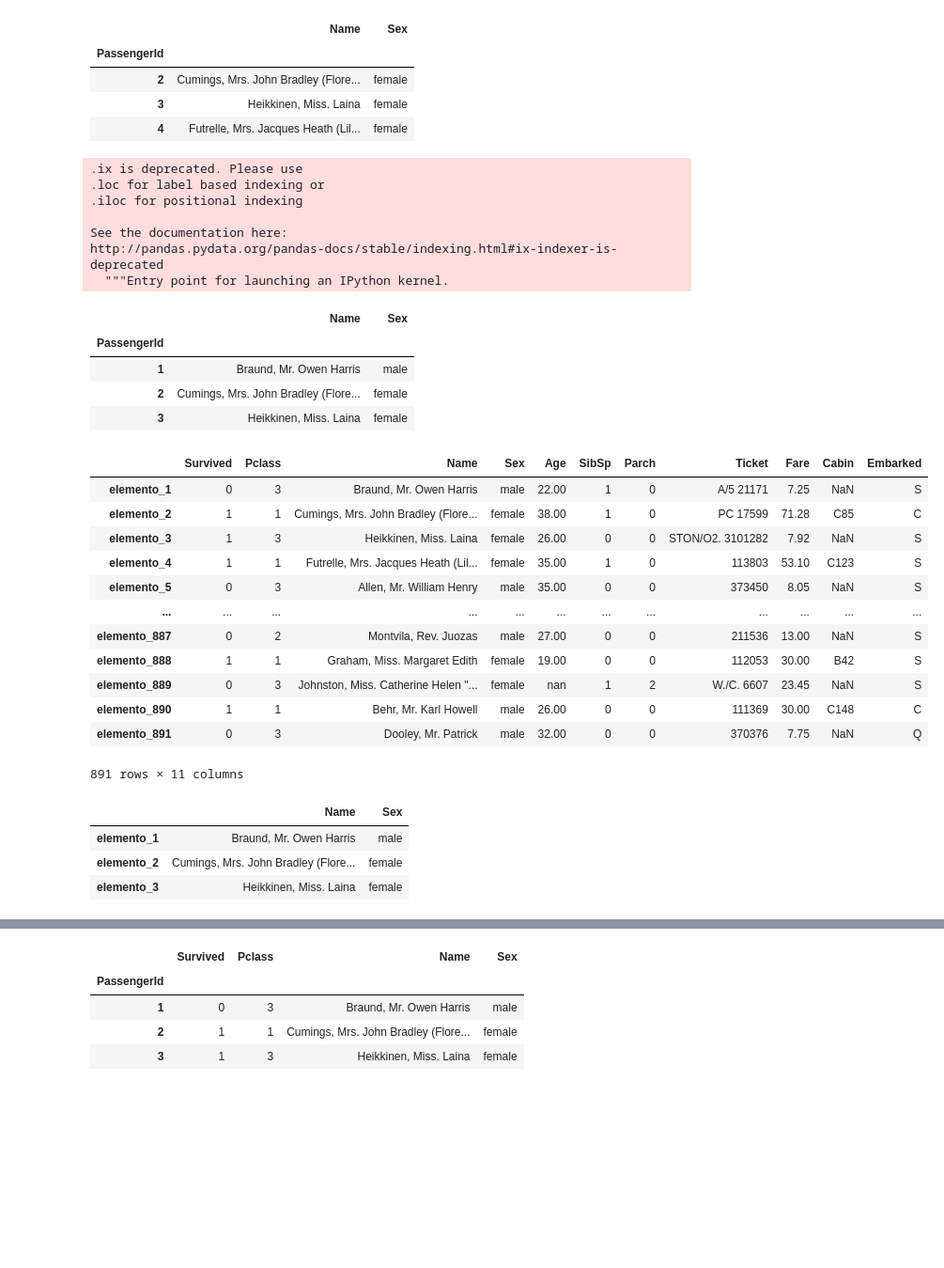
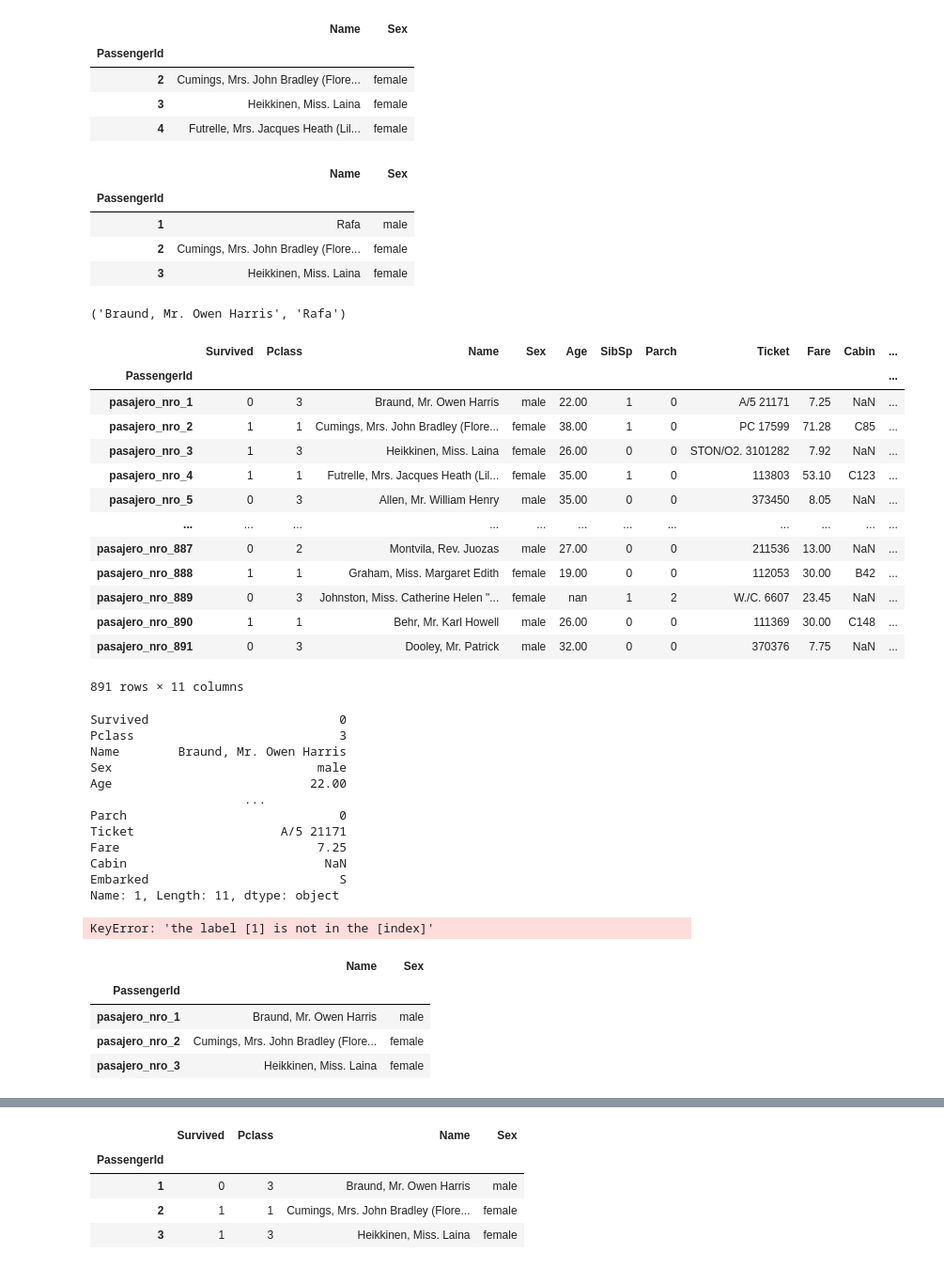
Before and after one commit to Argentan/DMA_LAB2, a Jupyter notebook: tutoriales/02_manejo de datos - pandas.ipynb, the cells around one changed output, grey strips where cells are left out. Shown at 94% size. Drawn from its saved outputs; the diff is of its cells as text; code cells hidden in the pictures; blank space fills up the shorter version.

```diff
--- a/tutoriales/02_manejo de datos - pandas.ipynb
+++ b/tutoriales/02_manejo de datos - pandas.ipynb
@@ -122,45 +167,66 @@ data.iloc[[1, 2, 3], [2, 3]]
 | 3 | Heikkinen, Miss. Laina | female |
 | 4 | Futrelle, Mrs. Jacques Heath (Lil... | female |
 # %%
-data.ix[[1, 2, 3], ["Name", "Sex"]]
+temp = data.loc[[1, 2, 3], ["Name", "Sex"]]
+temp.loc[1, "Name"] = "Rafa"
+temp
 # %% [output]
-.ix is deprecated. Please use
-.loc for label based indexing or
-.iloc for positional indexing
-
-See the documentation here:
-http://pandas.pydata.org/pandas-docs/stable/indexing.html#ix-indexer-is-deprecated
-  """Entry point for launching an IPython kernel.
 |  | Name | Sex |
 | PassengerId |  |  |
-| 1 | Braund, Mr. Owen Harris | male |
+| 1 | Rafa | male |
 | 2 | Cumings, Mrs. John Bradley (Flore... | female |
 | 3 | Heikkinen, Miss. Laina | female |
+# %%
+data.loc[1, "Name"], temp.loc[1, "Name"]
+# %% [output]
+('Braund, Mr. Owen Harris', 'Rafa')
 # %%
 temp = data.copy()
-temp.index = ["elemento_" + str(i) for i in temp.index]
+temp.index = ["pasajero_nro_" + str(i) for i in temp.index]
+temp.index.name =data.index.name
 temp
 # %% [output]
-|  | Survived | Pclass | Name | Sex | Age | SibSp | Parch | Ticket | Fare | Cabin | Embarked |
-| elemento_1 | 0 | 3 | Braund, Mr. Owen Harris | male | 22.00 | 1 | 0 | A/5 21171 | 7.25 | NaN | S |
-| elemento_2 | 1 | 1 | Cumings, Mrs. John Bradley (Flore... | female | 38.00 | 1 | 0 | PC 17599 | 71.28 | C85 | C |
-| elemento_3 | 1 | 3 | Heikkinen, Miss. Laina | female | 26.00 | 0 | 0 | STON/O2. 3101282 | 7.92 | NaN | S |
-| elemento_4 | 1 | 1 | Futrelle, Mrs. Jacques Heath (Lil... | female | 35.00 | 1 | 0 | 113803 | 53.10 | C123 | S |
-| elemento_5 | 0 | 3 | Allen, Mr. William Henry | male | 35.00 | 0 | 0 | 373450 | 8.05 | NaN | S |
+|  | Survived | Pclass | Name | Sex | Age | SibSp | Parch | Ticket | Fare | Cabin | ... |
+| PassengerId |  |  |  |  |  |  |  |  |  |  | ... |
+| pasajero_nro_1 | 0 | 3 | Braund, Mr. Owen Harris | male | 22.00 | 1 | 0 | A/5 21171 | 7.25 | NaN | ... |
+| pasajero_nro_2 | 1 | 1 | Cumings, Mrs. John Bradley (Flore... | female | 38.00 | 1 | 0 | PC 17599 | 71.28 | C85 | ... |
+| pasajero_nro_3 | 1 | 3 | Heikkinen, Miss. Laina | female | 26.00 | 0 | 0 | STON/O2. 3101282 | 7.92 | NaN | ... |
+| pasajero_nro_4 | 1 | 1 | Futrelle, Mrs. Jacques Heath (Lil... | female | 35.00 | 1 | 0 | 113803 | 53.10 | C123 | ... |
+| pasajero_nro_5 | 0 | 3 | Allen, Mr. William Henry | male | 35.00 | 0 | 0 | 373450 | 8.05 | NaN | ... |
 | ... | ... | ... | ... | ... | ... | ... | ... | ... | ... | ... | ... |
-| elemento_887 | 0 | 2 | Montvila, Rev. Juozas | male | 27.00 | 0 | 0 | 211536 | 13.00 | NaN | S |
-| elemento_888 | 1 | 1 | Graham, Miss. Margaret Edith | female | 19.00 | 0 | 0 | 112053 | 30.00 | B42 | S |
-| elemento_889 | 0 | 3 | Johnston, Miss. Catherine Helen "... | female | nan | 1 | 2 | W./C. 6607 | 23.45 | NaN | S |
-| elemento_890 | 1 | 1 | Behr, Mr. Karl Howell | male | 26.00 | 0 | 0 | 111369 | 30.00 | C148 | C |
-| elemento_891 | 0 | 3 | Dooley, Mr. Patrick | male | 32.00 | 0 | 0 | 370376 | 7.75 | NaN | Q |
+| pasajero_nro_887 | 0 | 2 | Montvila, Rev. Juozas | male | 27.00 | 0 | 0 | 211536 | 13.00 | NaN | ... |
+| pasajero_nro_888 | 1 | 1 | Graham, Miss. Margaret Edith | female | 19.00 | 0 | 0 | 112053 | 30.00 | B42 | ... |
+| pasajero_nro_889 | 0 | 3 | Johnston, Miss. Catherine Helen "... | female | nan | 1 | 2 | W./C. 6607 | 23.45 | NaN | ... |
+| pasajero_nro_890 | 1 | 1 | Behr, Mr. Karl Howell | male | 26.00 | 0 | 0 | 111369 | 30.00 | C148 | ... |
+| pasajero_nro_891 | 0 | 3 | Dooley, Mr. Patrick | male | 32.00 | 0 | 0 | 370376 | 7.75 | NaN | ... |
 891 rows × 11 columns
+# %%
+data.loc[1]
+# %% [output]
+Survived                          0
+Pclass                            3
+Name        Braund, Mr. Owen Harris
+Sex                            male
+Age                           22.00
+                     ...
+Parch                             0
+Ticket                    A/5 21171
+Fare                           7.25
+Cabin                           NaN
+Embarked                          S
+Name: 1, Length: 11, dtype: object
+# %%
+data.loc["1"]
+# %% [output]
+KeyError: 'the label [1] is not in the [index]'
 # %%
-temp.loc[["elemento_1", "elemento_2", "elemento_3"], ["Name", "Sex"]]
+temp.loc[["pasajero_nro_1", "pasajero_nro_2", "pasajero_nro_3"], ["Name", "Sex"]]
 # %% [output]
 |  | Name | Sex |
-| elemento_1 | Braund, Mr. Owen Harris | male |
-| elemento_2 | Cumings, Mrs. John Bradley (Flore... | female |
-| elemento_3 | Heikkinen, Miss. Laina | female |
+| PassengerId |  |  |
+| pasajero_nro_1 | Braund, Mr. Owen Harris | male |
+| pasajero_nro_2 | Cumings, Mrs. John Bradley (Flore... | female |
+| pasajero_nro_3 | Heikkinen, Miss. Laina | female |
 # %%
 temp.iloc[[1, 2, 3], [2, 3]]
 # %% [output]
```
Also changed, not shown: parts of 46 cells of this notebook, 4 other files.
